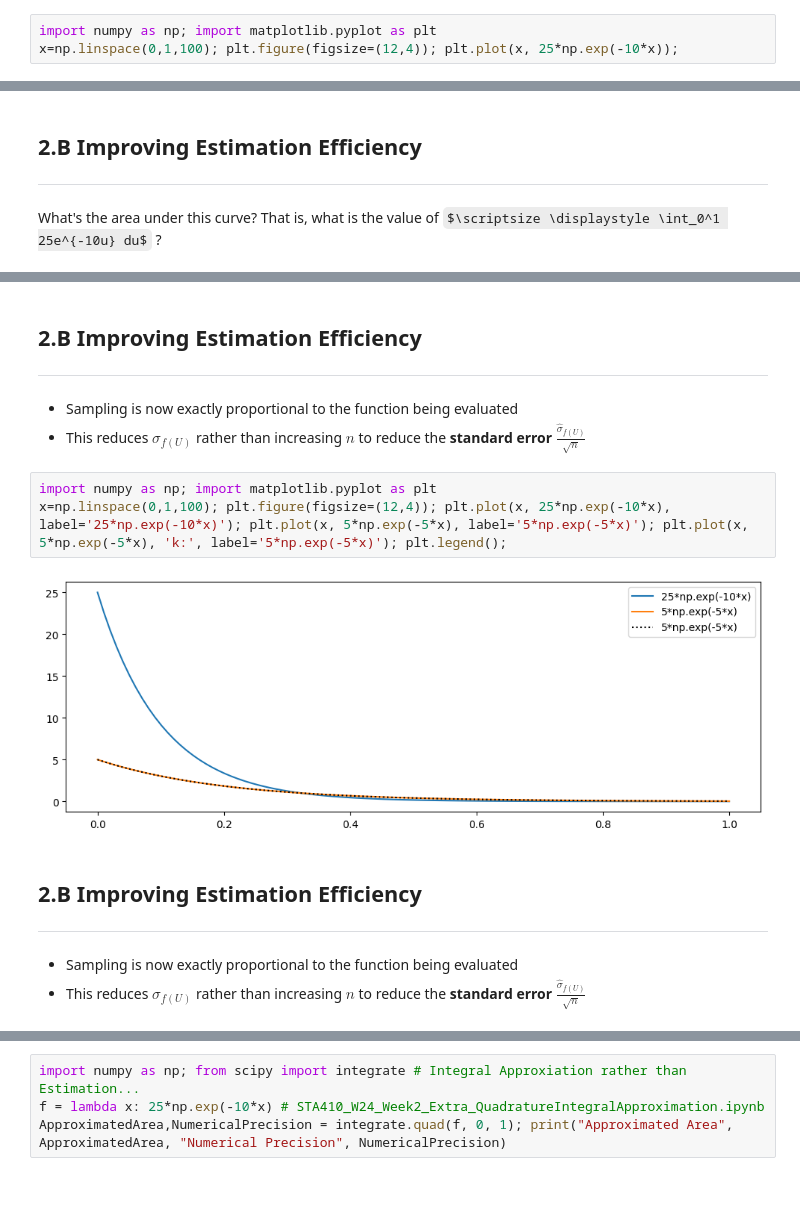
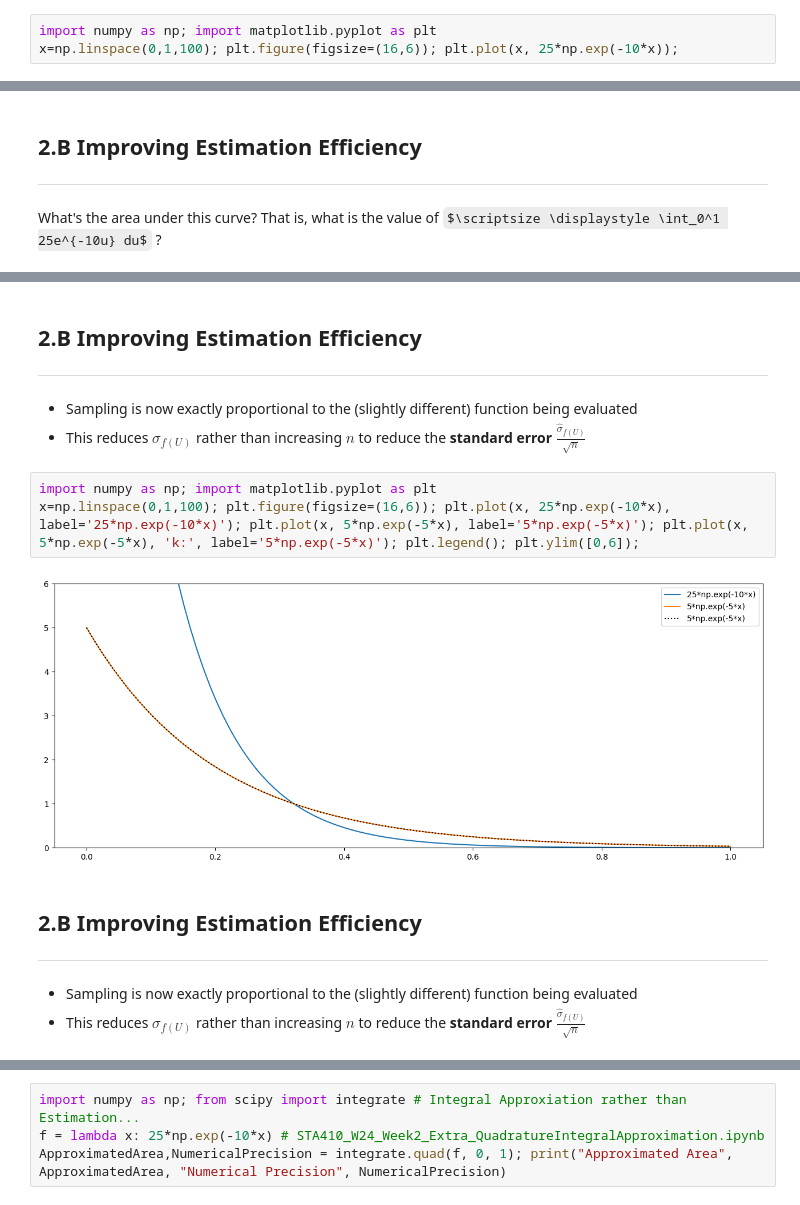
Before and after one commit to pointOfive/STA410_W24_StatisticalComputation, a Jupyter notebook: Week2/STA410_W24_Week2_Lecture_Estimation.ipynb, the cells around one changed output, grey strips where cells are left out. Saved outputs shown, nothing was run; the diff lists cells and outputs as text; some formulas as TeX source.

```diff
--- a/Week2/STA410_W24_Week2_Lecture_Estimation.ipynb
+++ b/Week2/STA410_W24_Week2_Lecture_Estimation.ipynb
@@ -117,5 +143,5 @@ $$\bar Y_n \sim N\left(E[Y_i] = \int_a^b \!\!\!\! f(u)  du ,\frac{Var[Y]}{n} \ri
 What's the area under this curve? That is, the integral of the function over $[0,1]$ ?$\scriptsize \displaystyle \color{white}{ \int_0^1}$<!--${\rm I\!R}^+$?-->
 # %%
 import numpy as np; import matplotlib.pyplot as plt
-x=np.linspace(0,1,100); plt.figure(figsize=(12,4)); plt.plot(x, 25*np.exp(-10*x));
+x=np.linspace(0,1,100); plt.figure(figsize=(16,6)); plt.plot(x, 25*np.exp(-10*x));
 # %% [output]
@@ -171,19 +201,19 @@ is much less than the variance of 'samples' of PDF evaluations drawn uniformly o
 ## 2.B Improving Estimation Efficiency
 ---
 
-- Sampling is now exactly proportional to the function being evaluated
+- Sampling is now exactly proportional to the (slightly different) function being evaluated
 - This reduces $\sigma_{f(U)}$ rather than increasing $n$ to reduce the **standard error** $\frac{\hat{\sigma}_{f(U)}}{\sqrt{n}}$
 # %%
 import numpy as np; import matplotlib.pyplot as plt
-x=np.linspace(0,1,100); plt.figure(figsize=(12,4)); plt.plot(x, 25*np.exp(-10*x), label='25*np.exp(-10*x)'); plt.plot(x, 5*np.exp(-5*x), label='5*np.exp(-5*x)'); plt.plot(x, 5*np.exp(-5*x), 'k:', label='5*np.exp(-5*x)'); plt.legend();
+x=np.linspace(0,1,100); plt.figure(figsize=(16,6)); plt.plot(x, 25*np.exp(-10*x), label='25*np.exp(-10*x)'); plt.plot(x, 5*np.exp(-5*x), label='5*np.exp(-5*x)'); plt.plot(x, 5*np.exp(-5*x), 'k:', label='5*np.exp(-5*x)'); plt.legend(); plt.ylim([0,6]);
 # %% [output]
-[figure, old version]
+[figure, new version]
 # %% [markdown]
 
 ## 2.B Improving Estimation Efficiency
 ---
 
-- Sampling is now exactly proportional to the function being evaluated
+- Sampling is now exactly proportional to the (slightly different) function being evaluated
 - This reduces $\sigma_{f(U)}$ rather than increasing $n$ to reduce the **standard error** $\frac{\hat{\sigma}_{f(U)}}{\sqrt{n}}$
 # %%
 from scipy import stats
```
Also changed, not shown: parts of 60 cells of this notebook.
